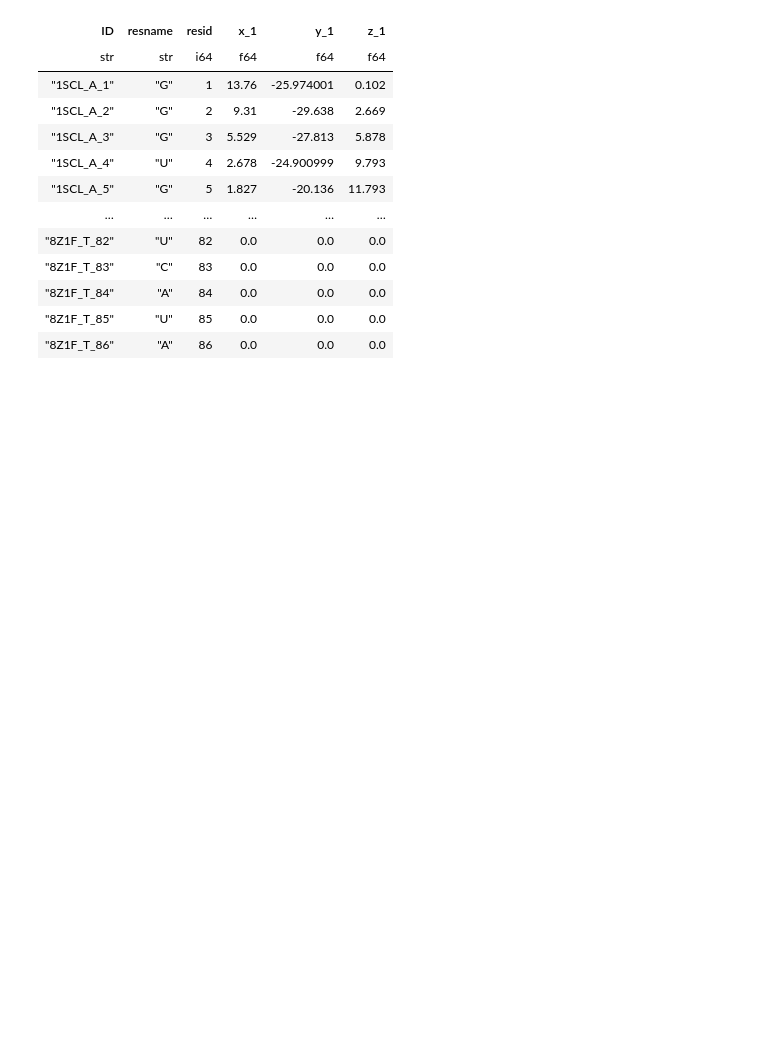
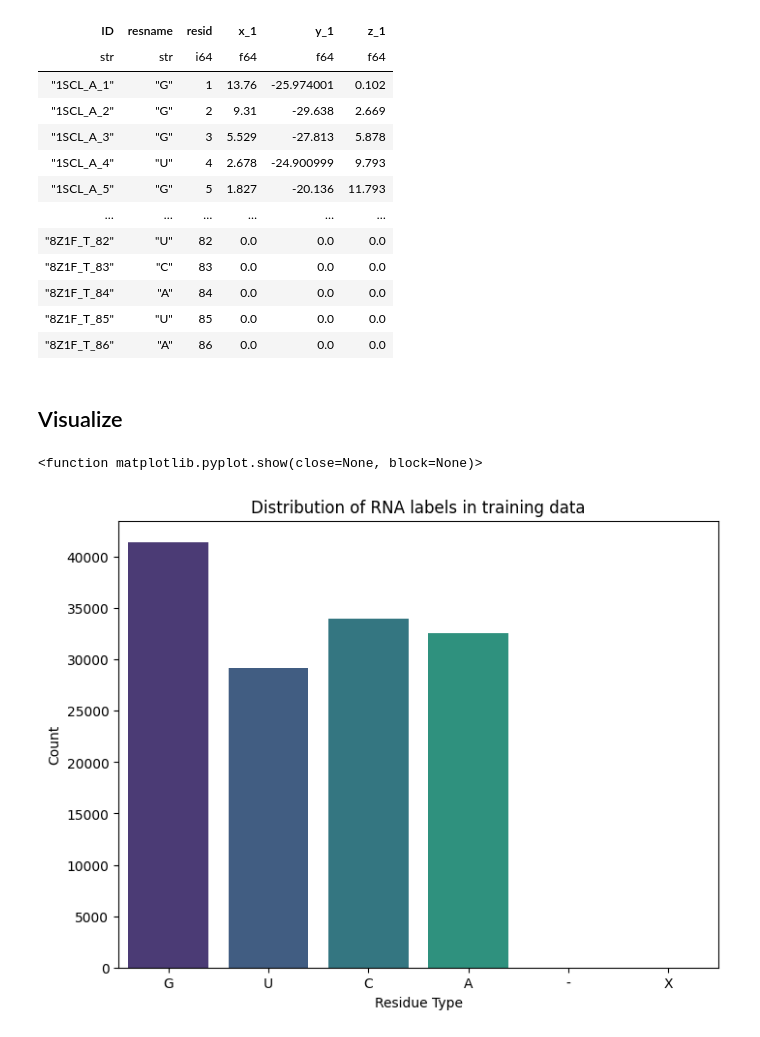
Before and after one commit to micho0802/Kaggle_comp, a Jupyter notebook: Stanford_RNA_3d_Folding/stanford-rna-3d-folding.ipynb, the cells around one changed output. Drawn from its saved outputs; the diff is of its cells as text; code cells hidden in the pictures; blank space fills up the shorter version.

```diff
--- a/Stanford_RNA_3d_Folding/stanford-rna-3d-folding.ipynb
+++ b/Stanford_RNA_3d_Folding/stanford-rna-3d-folding.ipynb
@@ -84,0 +114,13 @@ shape: (137_095, 6)
+# %% [markdown]
+## Visualize
+# %%
+#Visualization of residue type
+plt.figure(figsize = (8, 6))
+sns.countplot(x = train_labels['resname'].to_list(), palette = "viridis")
+plt.xlabel("Residue Type")
+plt.ylabel("Count")
+plt.title("Distribution of RNA labels in training data")
+plt.show
+# %% [output]
+<function matplotlib.pyplot.show(close=None, block=None)>
+[figure, added]
```
Also changed, not shown: parts of 5 cells of this notebook.
